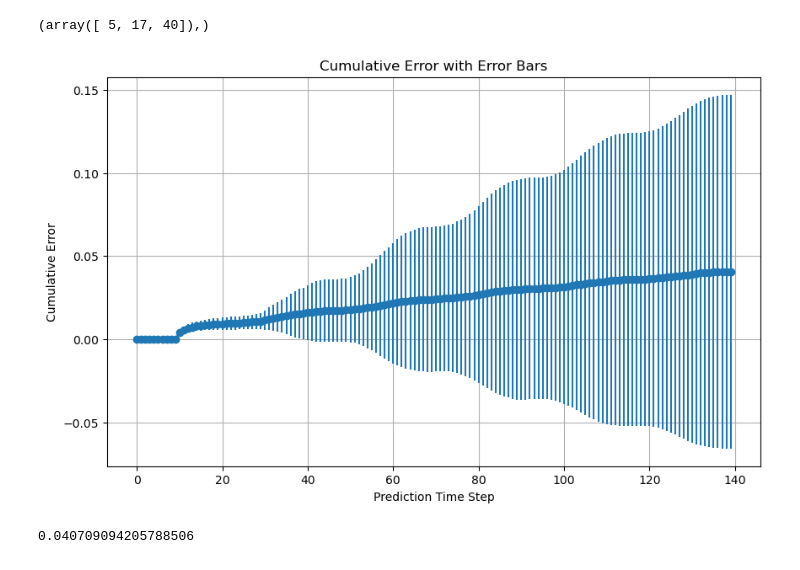
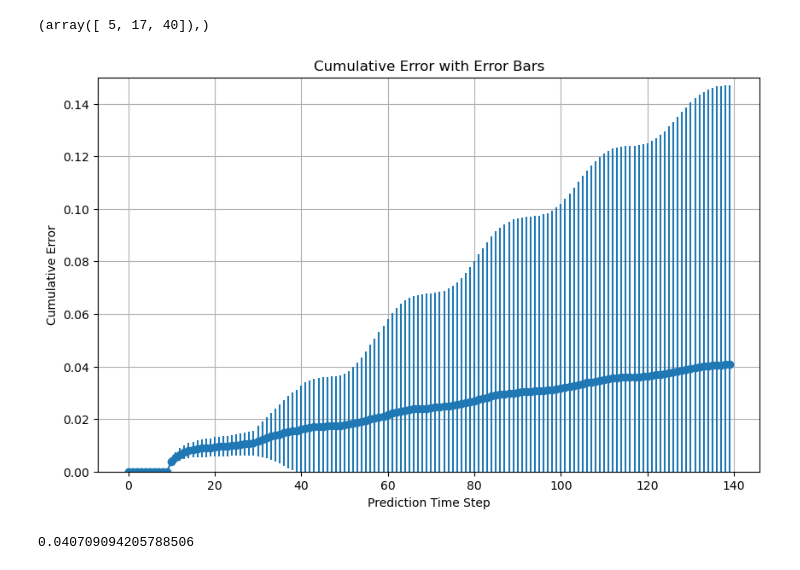
Before and after one commit to Shiqi-Wu/model_combination_Argos, a Jupyter notebook: gan_transformer/test_v2_10.ipynb, the cells around one changed output. Drawn from its saved outputs; the diff is of its cells as text; code cells hidden in the pictures.

```diff
--- a/gan_transformer/test_v2_10.ipynb
+++ b/gan_transformer/test_v2_10.ipynb
@@ -131,14 +132,15 @@ np.where(np.array(relative_errors)[:, -1]>0.03)
 # %%
 # Plot the relative error with error bars
 plt.figure(figsize=(10, 6))
 plt.errorbar(range(steps * predict_num), mean_relative_errors, yerr=std_relative_errors, fmt='-o')
 plt.xlabel('Prediction Time Step')
 plt.ylabel('Cumulative Error')
+plt.ylim(0, 0.15)
 plt.title('Cumulative Error with Error Bars')
 plt.grid(True)
 plt.show()
 # %% [output]
-[figure, old version]
+[figure, new version]
 # %%
 domain_error_norms = [np.linalg.norm(errors[i]) for i in range(len(x_dataset))]
 domain_relative_error = [domain_error_norms[i]/data_norms[i] for i in range(len(domain_error_norms))]
```
Also changed, not shown: parts of 7 cells of this notebook, 3 other files.
